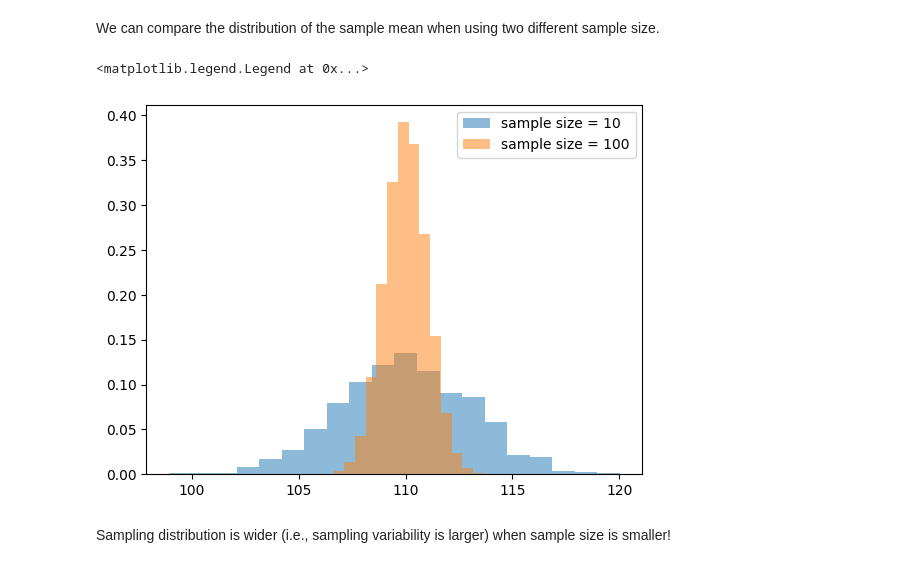
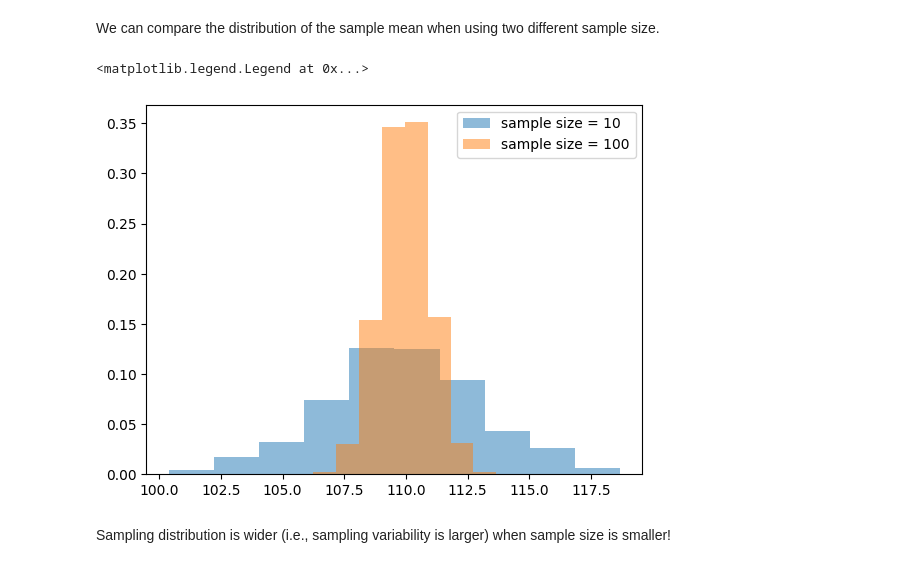
Before and after one commit to Ziqi-Li/GIS5122, a Jupyter notebook: notebooks/W2 Statistical Inference sampling distribution of sample mean and variance.ipynb, the cells around one changed output. Drawn from its saved outputs; the diff is of its cells as text; code cells hidden in the pictures.

```diff
--- a/notebooks/W2 Statistical Inference sampling distribution of sample mean and variance.ipynb
+++ b/notebooks/W2 Statistical Inference sampling distribution of sample mean and variance.ipynb
@@ -142,12 +152,14 @@ Further increase sample size and sample times will make sample mean to converge
 # %% [markdown]
 We can compare the distribution of the sample mean when using two different sample size.
 # %%
-plt.hist(sample_10_mean_list,density=True,alpha=0.5,bins=20,label='sample size = 10')
-plt.hist(sample_100_mean_list,density=True,alpha=0.5,bins=20,label='sample size = 100')
+plt.hist(sample_10_mean_list, density=True, alpha=0.5,bins=10,label='sample size = 10')
+
+plt.hist(sample_100_mean_list, density=True, alpha=0.5,bins=10,label='sample size = 100')
+
 plt.legend()
 # %% [output]
 <matplotlib.legend.Legend at 0x...>
-[figure, old version]
+[figure, new version]
 # %% [markdown]
 Sampling distribution is wider (i.e., sampling variability is larger) when sample size is smaller!
 # %% [markdown]
```
Also changed, not shown: parts of 22 cells of this notebook.
